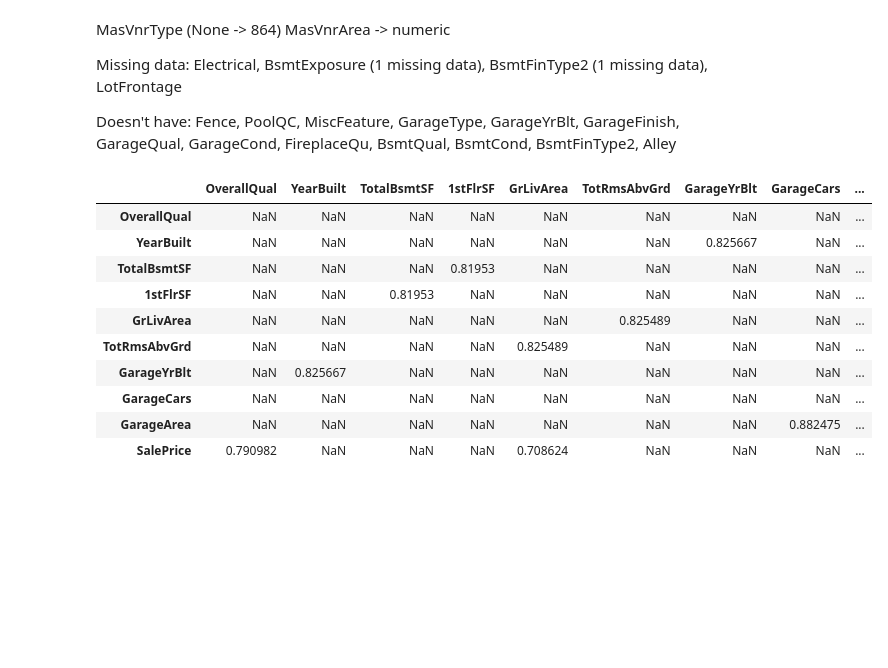
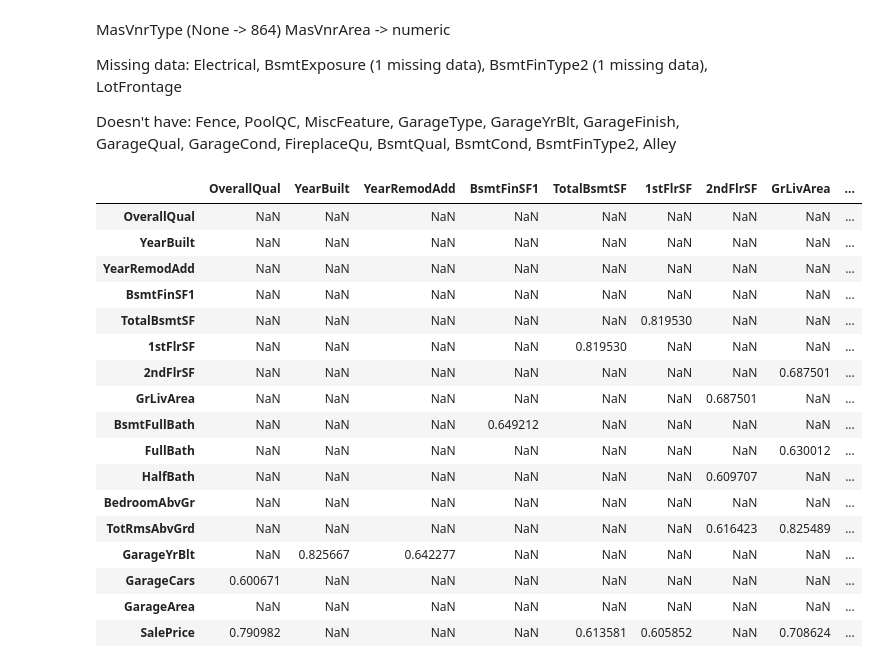
Before and after one commit to strachan/house_pricing_prediction, a Jupyter notebook: EDA_Analysis.ipynb, the cells around one changed output. Saved outputs shown, nothing was run; the diff lists cells and outputs as text; code cells hidden in the pictures; blank space fills up the shorter version.

```diff
--- a/EDA_Analysis.ipynb
+++ b/EDA_Analysis.ipynb
@@ -4,7 +4,7 @@
 ## Exploratory Data Analysis
 # %%
 import pandas as pd
-house_prices = pd.read_csv('train.csv')
+house_prices = pd.read_csv('../train.csv')
 # %%
 house_prices.head()
 # %% [output]
@@ -65,17 +65,24 @@ Doesn't have:
 Fence, PoolQC, MiscFeature, GarageType, GarageYrBlt, GarageFinish,
 GarageQual, GarageCond, FireplaceQu, BsmtQual, BsmtCond, BsmtFinType2, Alley
 # %%
-a = house_prices.corr()[(abs(house_prices.corr()) > 0.7) & (house_prices.corr() < 1)]
+a = house_prices.corr()[(abs(house_prices.corr()) > 0.6) & (house_prices.corr() < 1)]
 a.dropna(axis=1, how='all').dropna(axis=0, how='all')
 # %% [output]
-|  | OverallQual | YearBuilt | TotalBsmtSF | 1stFlrSF | GrLivArea | TotRmsAbvGrd | GarageYrBlt | GarageCars | ... |
+|  | OverallQual | YearBuilt | YearRemodAdd | BsmtFinSF1 | TotalBsmtSF | 1stFlrSF | 2ndFlrSF | GrLivArea | ... |
 | OverallQual | NaN | NaN | NaN | NaN | NaN | NaN | NaN | NaN | ... |
-| YearBuilt | NaN | NaN | NaN | NaN | NaN | NaN | 0.825667 | NaN | ... |
-| TotalBsmtSF | NaN | NaN | NaN | 0.81953 | NaN | NaN | NaN | NaN | ... |
-| 1stFlrSF | NaN | NaN | 0.81953 | NaN | NaN | NaN | NaN | NaN | ... |
-| GrLivArea | NaN | NaN | NaN | NaN | NaN | 0.825489 | NaN | NaN | ... |
-| TotRmsAbvGrd | NaN | NaN | NaN | NaN | 0.825489 | NaN | NaN | NaN | ... |
-| GarageYrBlt | NaN | 0.825667 | NaN | NaN | NaN | NaN | NaN | NaN | ... |
-| GarageCars | NaN | NaN | NaN | NaN | NaN | NaN | NaN | NaN | ... |
-| GarageArea | NaN | NaN | NaN | NaN | NaN | NaN | NaN | 0.882475 | ... |
-| SalePrice | 0.790982 | NaN | NaN | NaN | 0.708624 | NaN | NaN | NaN | ... |
+| YearBuilt | NaN | NaN | NaN | NaN | NaN | NaN | NaN | NaN | ... |
+| YearRemodAdd | NaN | NaN | NaN | NaN | NaN | NaN | NaN | NaN | ... |
+| BsmtFinSF1 | NaN | NaN | NaN | NaN | NaN | NaN | NaN | NaN | ... |
+| TotalBsmtSF | NaN | NaN | NaN | NaN | NaN | 0.819530 | NaN | NaN | ... |
+| 1stFlrSF | NaN | NaN | NaN | NaN | 0.819530 | NaN | NaN | NaN | ... |
+| 2ndFlrSF | NaN | NaN | NaN | NaN | NaN | NaN | NaN | 0.687501 | ... |
+| GrLivArea | NaN | NaN | NaN | NaN | NaN | NaN | 0.687501 | NaN | ... |
+| BsmtFullBath | NaN | NaN | NaN | 0.649212 | NaN | NaN | NaN | NaN | ... |
+| FullBath | NaN | NaN | NaN | NaN | NaN | NaN | NaN | 0.630012 | ... |
+| HalfBath | NaN | NaN | NaN | NaN | NaN | NaN | 0.609707 | NaN | ... |
+| BedroomAbvGr | NaN | NaN | NaN | NaN | NaN | NaN | NaN | NaN | ... |
+| TotRmsAbvGrd | NaN | NaN | NaN | NaN | NaN | NaN | 0.616423 | 0.825489 | ... |
+| GarageYrBlt | NaN | 0.825667 | 0.642277 | NaN | NaN | NaN | NaN | NaN | ... |
+| GarageCars | 0.600671 | NaN | NaN | NaN | NaN | NaN | NaN | NaN | ... |
+| GarageArea | NaN | NaN | NaN | NaN | NaN | NaN | NaN | NaN | ... |
+| SalePrice | 0.790982 | NaN | NaN | NaN | 0.613581 | 0.605852 | NaN | 0.708624 | ... |
```
Also changed, not shown: parts of 2 cells of this notebook.
